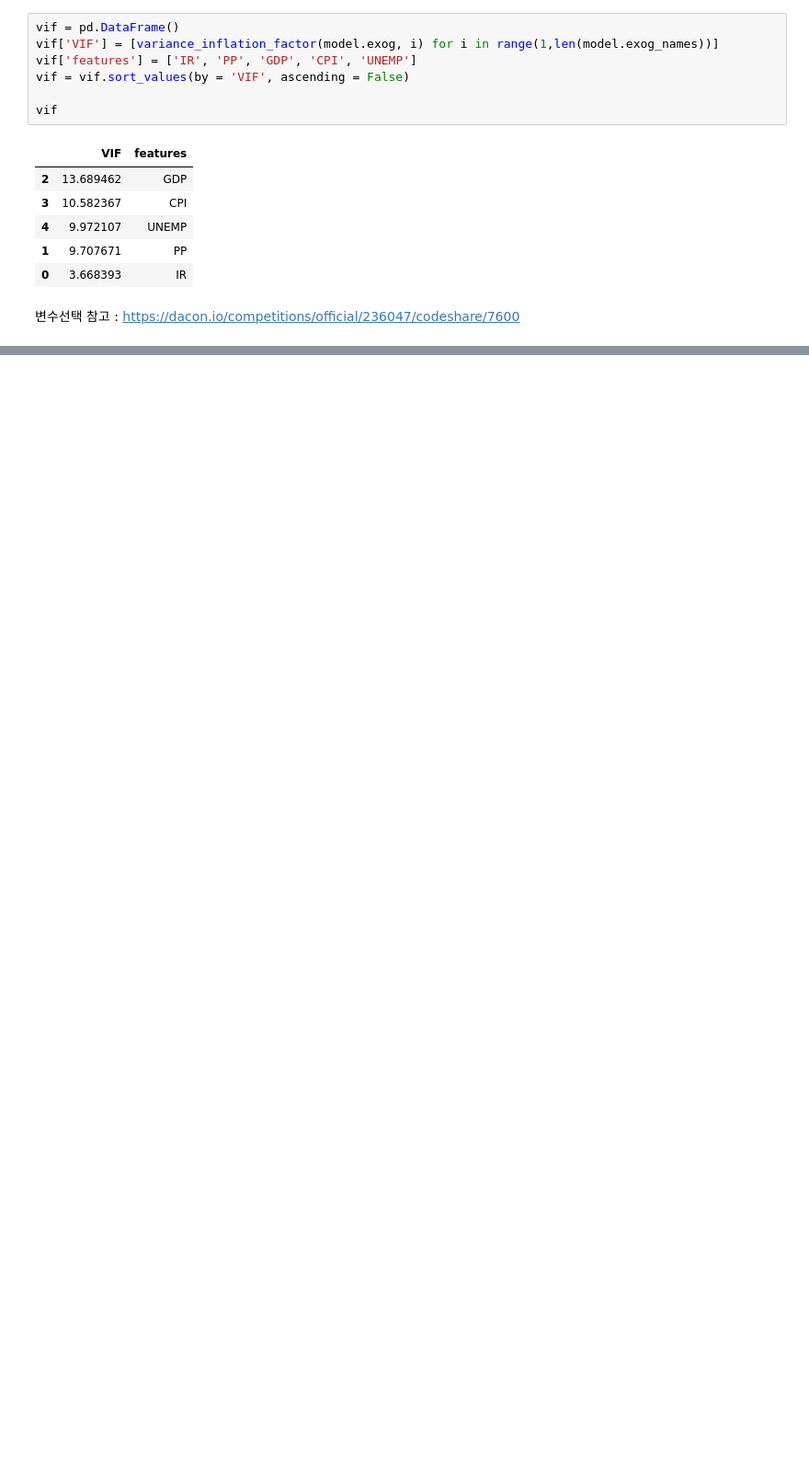
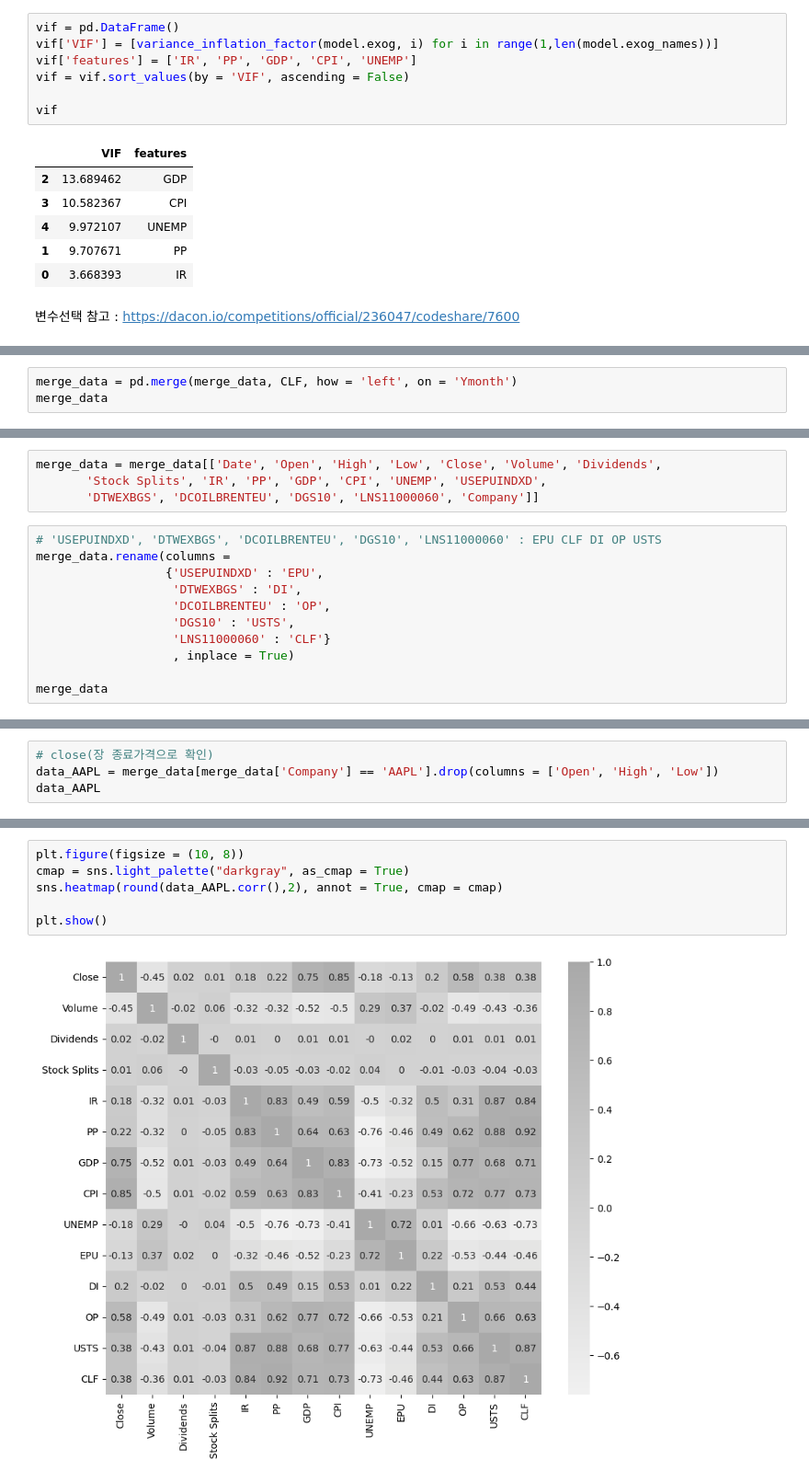
Before and after one commit to JeukYun/Stock_Forecasting, a Jupyter notebook: 2_데이터 처리.ipynb, the cells around one changed output, grey strips where cells are left out. Shown at 92% size. Cells and saved outputs as stored; diff of their text form; blank space fills up the shorter version.

```diff
--- a/2_데이터 처리.ipynb
+++ b/2_데이터 처리.ipynb
@@ -326,0 +467,3 @@ vif
+# %%
+merge_data = pd.merge(merge_data, CLF, how = 'left', on = 'Ymonth')
+merge_data
@@ -326,0 +484,15 @@ vif
+# %%
+merge_data = merge_data[['Date', 'Open', 'High', 'Low', 'Close', 'Volume', 'Dividends',
+       'Stock Splits', 'IR', 'PP', 'GDP', 'CPI', 'UNEMP', 'USEPUINDXD',
+       'DTWEXBGS', 'DCOILBRENTEU', 'DGS10', 'LNS11000060', 'Company']]
+# %%
+# 'USEPUINDXD', 'DTWEXBGS', 'DCOILBRENTEU', 'DGS10', 'LNS11000060' : EPU CLF DI OP USTS
+merge_data.rename(columns =
+                  {'USEPUINDXD' : 'EPU',
+                   'DTWEXBGS' : 'DI',
+                   'DCOILBRENTEU' : 'OP',
+                   'DGS10' : 'USTS',
+                   'LNS11000060' : 'CLF'}
+                   , inplace = True)
+
+merge_data
@@ -326,0 +559,4 @@ vif
+# %%
+# close(장 종료가격으로 확인)
+data_AAPL = merge_data[merge_data['Company'] == 'AAPL'].drop(columns = ['Open', 'High', 'Low'])
+data_AAPL
@@ -326,0 +579,8 @@ vif
+# %%
+plt.figure(figsize = (10, 8))
+cmap = sns.light_palette("darkgray", as_cmap = True)
+sns.heatmap(round(data_AAPL.corr(),2), annot = True, cmap = cmap)
+
+plt.show()
+# %% [output]
+[figure, added]
```
Also changed, not shown: parts of 32 cells of this notebook, 1 other file.
